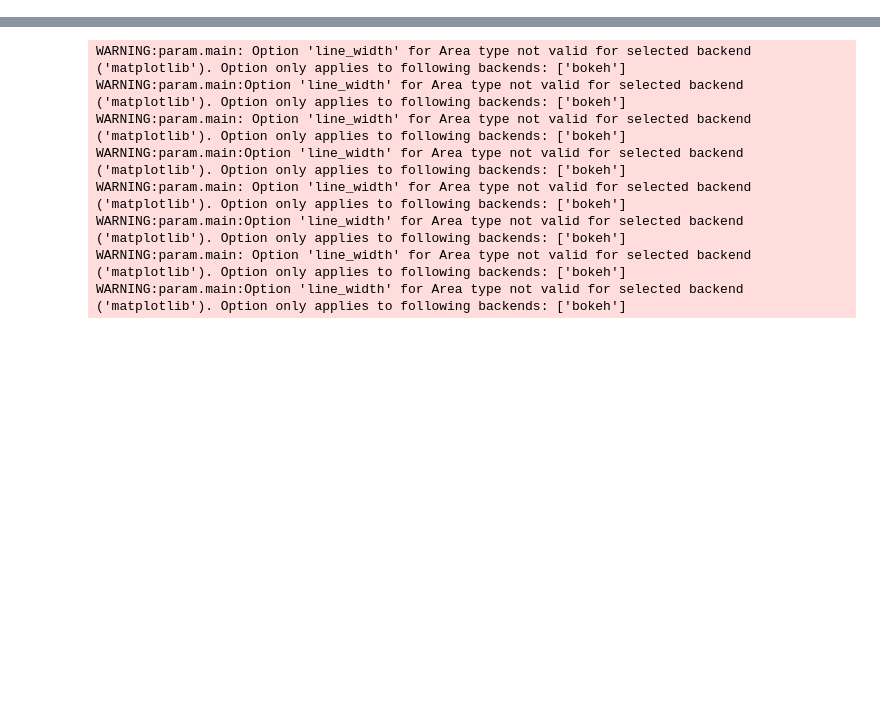
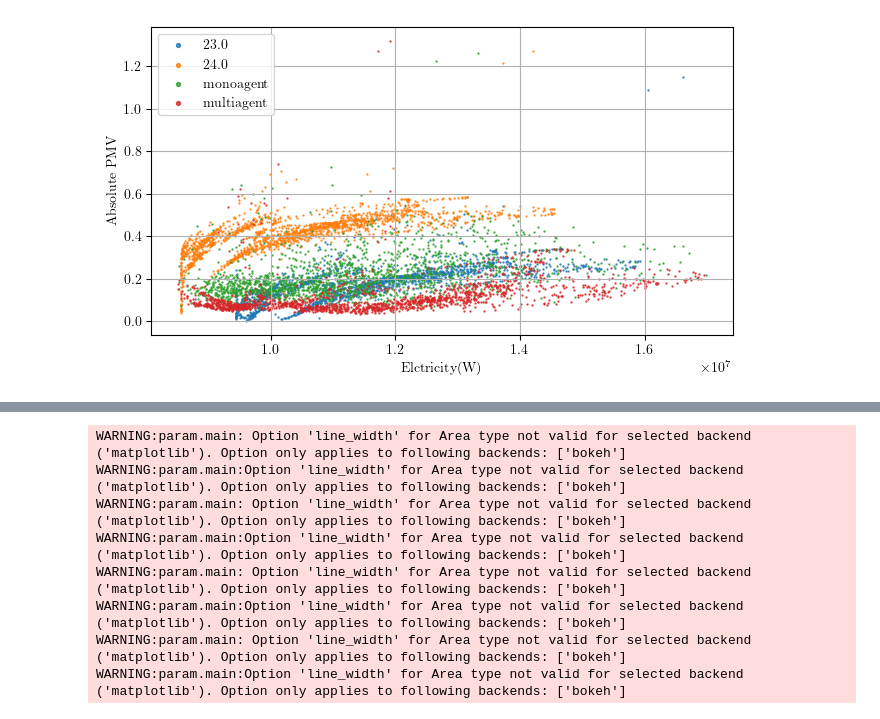
Before and after one commit to BuildingGym/hvacmarl6e43, a Jupyter notebook: packages/hvacmarl6e43_notebooks/viz_obs.ipynb, the cells around one changed output, grey strips where cells are left out. Drawn from its saved outputs; the diff is of its cells as text; code cells hidden in the pictures; blank space fills up the shorter version.

```diff
--- a/packages/hvacmarl6e43_notebooks/viz_obs.ipynb
+++ b/packages/hvacmarl6e43_notebooks/viz_obs.ipynb
@@ -100,17 +93,19 @@ hv.Overlay([
 # %%
 import matplotlib.pyplot as plt
-
+%matplotlib inline
 plt.figure(figsize=(7.5, 4))
 
 for name, df in datas_avg_elec_sorted.items():
     df_filtered = df.loc[~((df['occupancy'] == 0) | (df['elec'] == 0))]
 
-    plt.plot(df_filtered['elec'], df_filtered['pmv_abs'], label=str(name), alpha=0.8)
+    plt.scatter(df_filtered['elec'], df_filtered['pmv_abs'], label=str(name), alpha=0.8, s=.5)
+
 
 plt.xlabel('Elctricity(W)')
 plt.ylabel('Absolute PMV')
-
-plt.legend()
+legend = plt.legend()
+plt.legend(markerscale=4.0)
 plt.grid(True)
-plt.savefig(figurestorepath /"elec_vs_PMV.svg",bbox_inches='tight')
-plt.close()
+plt.savefig(figurestorepath /"elec_vs_PMV_1.svg",bbox_inches='tight')
+# %% [output]
+[figure, added]
```
Also changed, not shown: parts of 12 cells of this notebook, 10 other files.
